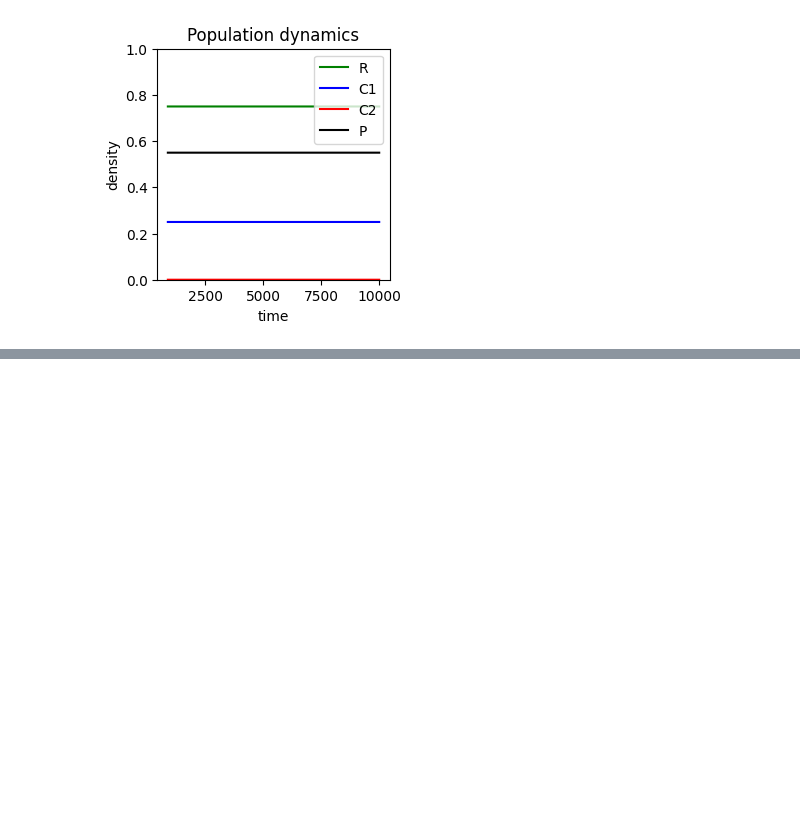
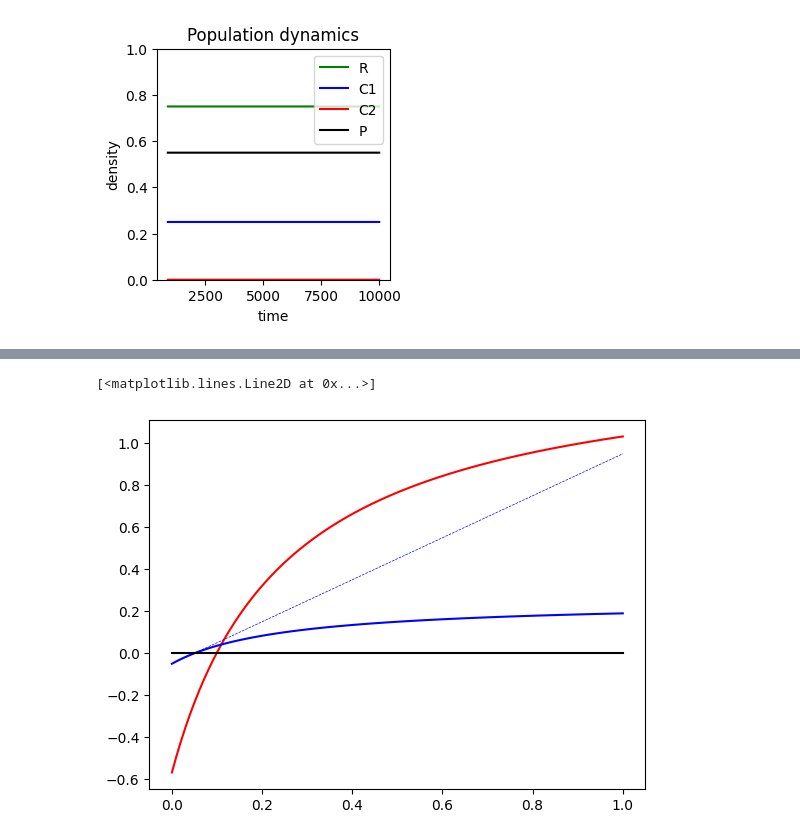
Before and after one commit to lizsukiss/relnonlin_predation, a Jupyter notebook: notebooks/explore_dynamics.ipynb, the cells around one changed output, grey strips where cells are left out. Drawn from its saved outputs; the diff is of its cells as text; code cells hidden in the pictures; blank space fills up the shorter version.

```diff
--- a/notebooks/explore_dynamics.ipynb
+++ b/notebooks/explore_dynamics.ipynb
@@ -22,0 +159,14 @@ plot_individual_case(params)
+# %%
+# Growth rates (without additional predation pressure)
+
+simulation_params = {'a1':sat_a, 'a2':a2, 'aP':aP, 'h1':sat_h, 'h2':h2,
+                      'hP':0, 'd1':sat_d, 'd2':d2, 'dP':dP}
+
+resource = np.linspace(0, 1, 100)
+plt.plot(resource, a2*resource/(1+h2*a2*resource)-d2, 'r', label='C2')
+plt.plot(resource, sat_a*resource/(1+sat_h*sat_a*resource)-d1, 'b', label='C1 (non-linearised)')
+plt.plot(resource, a1*resource-d1, 'b--', linewidth=0.5)
+plt.plot(resource, 0*resource, 'k-')
+# %% [output]
+[<matplotlib.lines.Line2D at 0x...>]
+[figure, added]
```
Also changed, not shown: parts of 9 cells of this notebook, 12 other files.
